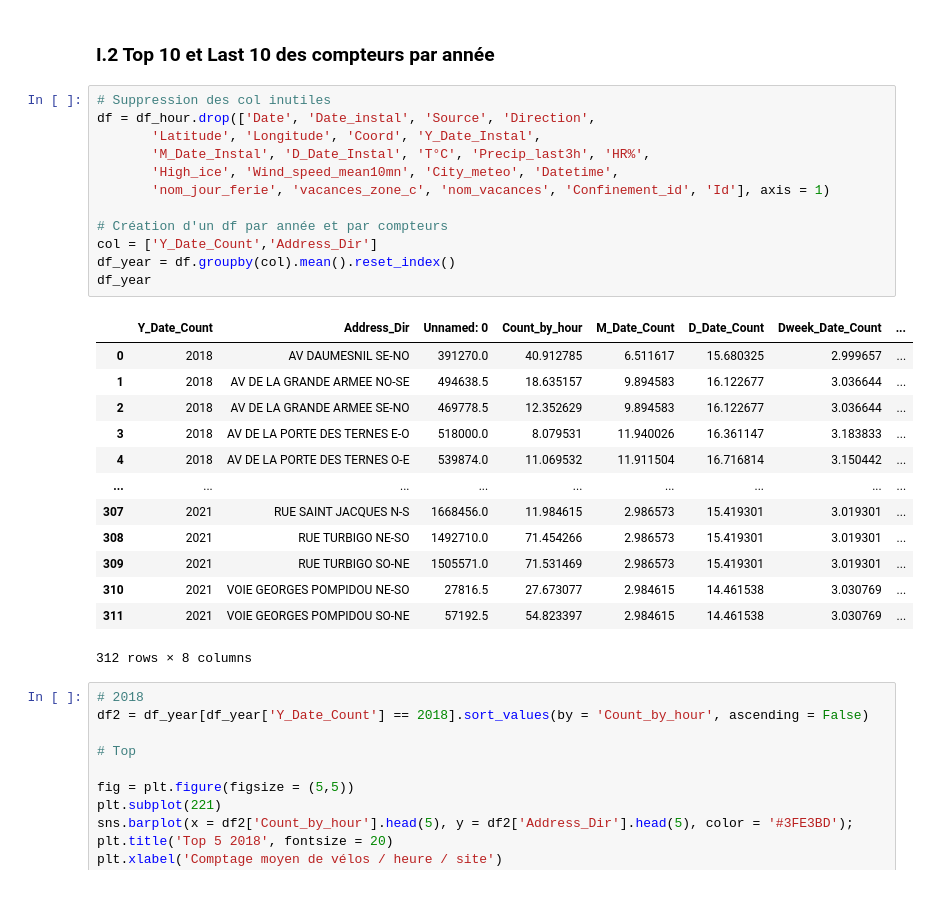
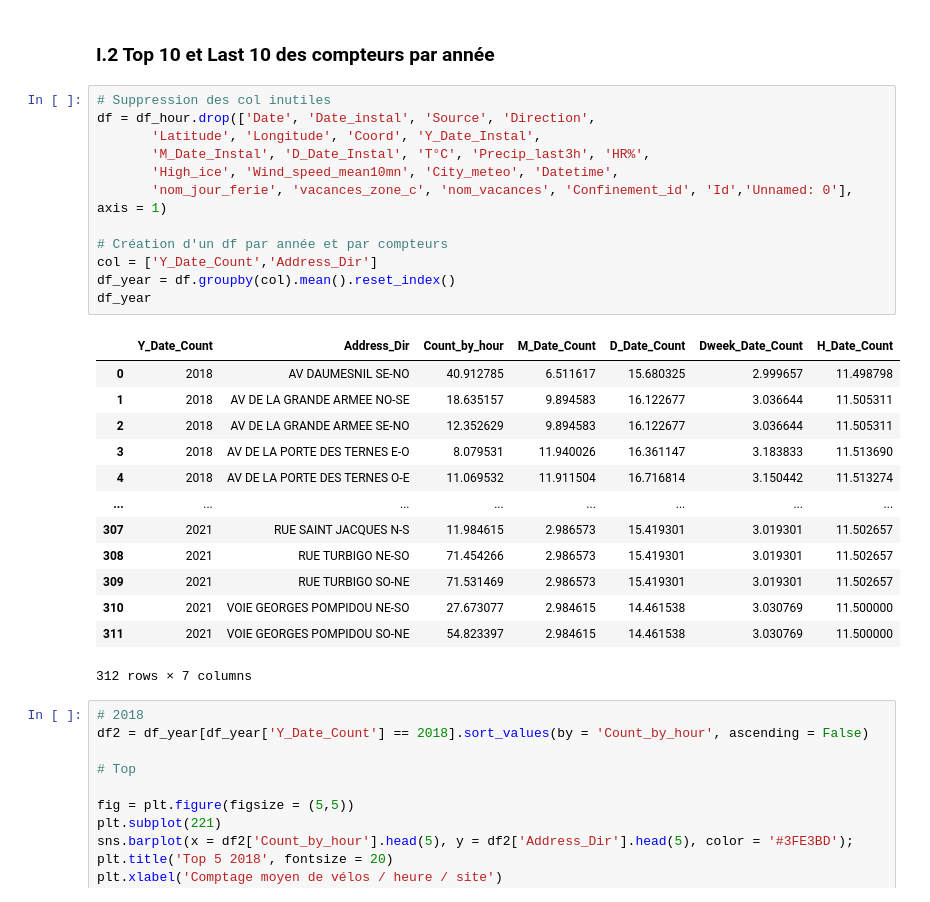
Before and after one commit to tanouar/ParisPyVelib, a Jupyter notebook: Notebook2_Visualisations.ipynb, the cells around one changed output. Saved outputs shown, nothing was run; the diff lists cells and outputs as text.

```diff
--- a/Notebook2_Visualisations.ipynb
+++ b/Notebook2_Visualisations.ipynb
@@ -41,29 +41,29 @@ dtype: int64
 # %%
 # Suppression des col inutiles
 df = df_hour.drop(['Date', 'Date_instal', 'Source', 'Direction',
        'Latitude', 'Longitude', 'Coord', 'Y_Date_Instal',
        'M_Date_Instal', 'D_Date_Instal', 'T°C', 'Precip_last3h', 'HR%',
        'High_ice', 'Wind_speed_mean10mn', 'City_meteo', 'Datetime',
-       'nom_jour_ferie', 'vacances_zone_c', 'nom_vacances', 'Confinement_id', 'Id'], axis = 1)
+       'nom_jour_ferie', 'vacances_zone_c', 'nom_vacances', 'Confinement_id', 'Id','Unnamed: 0'], axis = 1)
 
 # Création d'un df par année et par compteurs
 col = ['Y_Date_Count','Address_Dir']
 df_year = df.groupby(col).mean().reset_index()
 df_year
 # %% [output]
-|  | Y_Date_Count | Address_Dir | Unnamed: 0 | Count_by_hour | M_Date_Count | D_Date_Count | Dweek_Date_Count | ... |
-| 0 | 2018 | AV DAUMESNIL SE-NO | 391270.0 | 40.912785 | 6.511617 | 15.680325 | 2.999657 | ... |
-| 1 | 2018 | AV DE LA GRANDE ARMEE NO-SE | 494638.5 | 18.635157 | 9.894583 | 16.122677 | 3.036644 | ... |
-| 2 | 2018 | AV DE LA GRANDE ARMEE SE-NO | 469778.5 | 12.352629 | 9.894583 | 16.122677 | 3.036644 | ... |
-| 3 | 2018 | AV DE LA PORTE DES TERNES E-O | 518000.0 | 8.079531 | 11.940026 | 16.361147 | 3.183833 | ... |
-| 4 | 2018 | AV DE LA PORTE DES TERNES O-E | 539874.0 | 11.069532 | 11.911504 | 16.716814 | 3.150442 | ... |
-| ... | ... | ... | ... | ... | ... | ... | ... | ... |
-| 307 | 2021 | RUE SAINT JACQUES N-S | 1668456.0 | 11.984615 | 2.986573 | 15.419301 | 3.019301 | ... |
-| 308 | 2021 | RUE TURBIGO NE-SO | 1492710.0 | 71.454266 | 2.986573 | 15.419301 | 3.019301 | ... |
-| 309 | 2021 | RUE TURBIGO SO-NE | 1505571.0 | 71.531469 | 2.986573 | 15.419301 | 3.019301 | ... |
-| 310 | 2021 | VOIE GEORGES POMPIDOU NE-SO | 27816.5 | 27.673077 | 2.984615 | 14.461538 | 3.030769 | ... |
-| 311 | 2021 | VOIE GEORGES POMPIDOU SO-NE | 57192.5 | 54.823397 | 2.984615 | 14.461538 | 3.030769 | ... |
+|  | Y_Date_Count | Address_Dir | Count_by_hour | M_Date_Count | D_Date_Count | Dweek_Date_Count | H_Date_Count |
+| 0 | 2018 | AV DAUMESNIL SE-NO | 40.912785 | 6.511617 | 15.680325 | 2.999657 | 11.498798 |
+| 1 | 2018 | AV DE LA GRANDE ARMEE NO-SE | 18.635157 | 9.894583 | 16.122677 | 3.036644 | 11.505311 |
+| 2 | 2018 | AV DE LA GRANDE ARMEE SE-NO | 12.352629 | 9.894583 | 16.122677 | 3.036644 | 11.505311 |
+| 3 | 2018 | AV DE LA PORTE DES TERNES E-O | 8.079531 | 11.940026 | 16.361147 | 3.183833 | 11.513690 |
+| 4 | 2018 | AV DE LA PORTE DES TERNES O-E | 11.069532 | 11.911504 | 16.716814 | 3.150442 | 11.513274 |
+| ... | ... | ... | ... | ... | ... | ... | ... |
+| 307 | 2021 | RUE SAINT JACQUES N-S | 11.984615 | 2.986573 | 15.419301 | 3.019301 | 11.502657 |
+| 308 | 2021 | RUE TURBIGO NE-SO | 71.454266 | 2.986573 | 15.419301 | 3.019301 | 11.502657 |
+| 309 | 2021 | RUE TURBIGO SO-NE | 71.531469 | 2.986573 | 15.419301 | 3.019301 | 11.502657 |
+| 310 | 2021 | VOIE GEORGES POMPIDOU NE-SO | 27.673077 | 2.984615 | 14.461538 | 3.030769 | 11.500000 |
+| 311 | 2021 | VOIE GEORGES POMPIDOU SO-NE | 54.823397 | 2.984615 | 14.461538 | 3.030769 | 11.500000 |
-312 rows × 8 columns
+312 rows × 7 columns
 # %%
 # 2018
 df2 = df_year[df_year['Y_Date_Count'] == 2018].sort_values(by = 'Count_by_hour', ascending = False)
```
Also changed, not shown: parts of 1 cell of this notebook, 1 other file.
